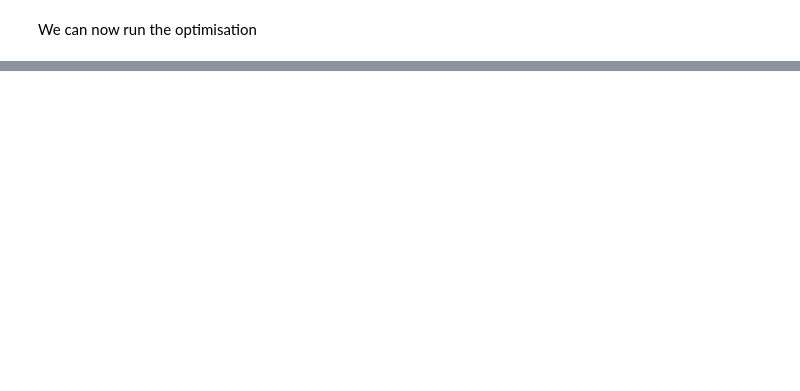
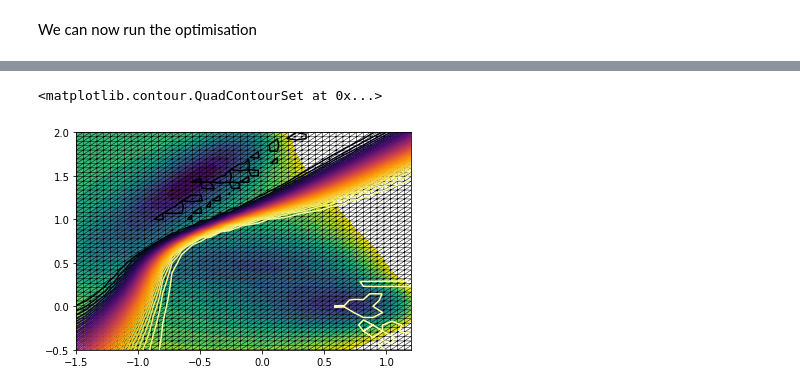
Before and after one commit to langevinmodel/folie, a Jupyter notebook: examples/tutorials/optimal_cv_transition.ipynb, the cells around one changed output, grey strips where cells are left out. Drawn from its saved outputs; the diff is of its cells as text; code cells hidden in the pictures; blank space fills up the shorter version.

```diff
--- a/examples/tutorials/optimal_cv_transition.ipynb
+++ b/examples/tutorials/optimal_cv_transition.ipynb
@@ -260,0 +238,39 @@ For comparison, a computation of the committor can be done
+# %%
+import skfem
+state_radius = 0.05
+
+def locate_R(x):
+    return ((x - reactant.T) ** 2).sum(axis=0) < state_radius ** 2
+
+
+def locate_P(x):
+    return ((x - product.T) ** 2).sum(axis=0) < state_radius ** 2
+
+
+# Build 2D mesh
+N_points = 50
+line_points_x = np.linspace(-1.5, 1.2, N_points)
+line_points_y = np.linspace(-0.5, 2.0, N_points)
+m = skfem.MeshTri().init_tensor(*(line_points_x, line_points_y))
+m = m.with_subdomains({"reactant": locate_R, "product": locate_P})
+# m = m.with_boundaries({"reactant": lambda x:((x -min_pot_R) ** 2).sum(axis=0) < state_radius ** 2, "product": lambda x:((x -min_pot_P) ** 2).sum(axis=0) < state_radius ** 2})
+e = skfem.ElementTriP2()
+
+u_sol, states_fem, basis = fl.analysis.solve_committor_fem(model_simu, m, e, bc="domains")
+# %%
+def apply_committor(X):
+    return basis.probes(X.T) @ ((u_sol + 1) / 2)
+# %%
+from skfem.visuals.matplotlib import plot, draw
+
+fig = plt.figure()
+ax = plt.axes()
+ax.contourf(X, Y, pot-np.min(pot), levels=np.linspace(0,50,15))
+draw(m, ax=ax)
+new_cv = apply_committor(np.column_stack([X.ravel(),Y.ravel()])).reshape(X.shape)
+
+
+ax.contour(X, Y, new_cv, cmap="inferno", levels=np.linspace(0,1,50))
+# %% [output]
+<matplotlib.contour.QuadContourSet at 0x...>
+[figure, added]
```
Also changed, not shown: parts of 18 cells of this notebook.
